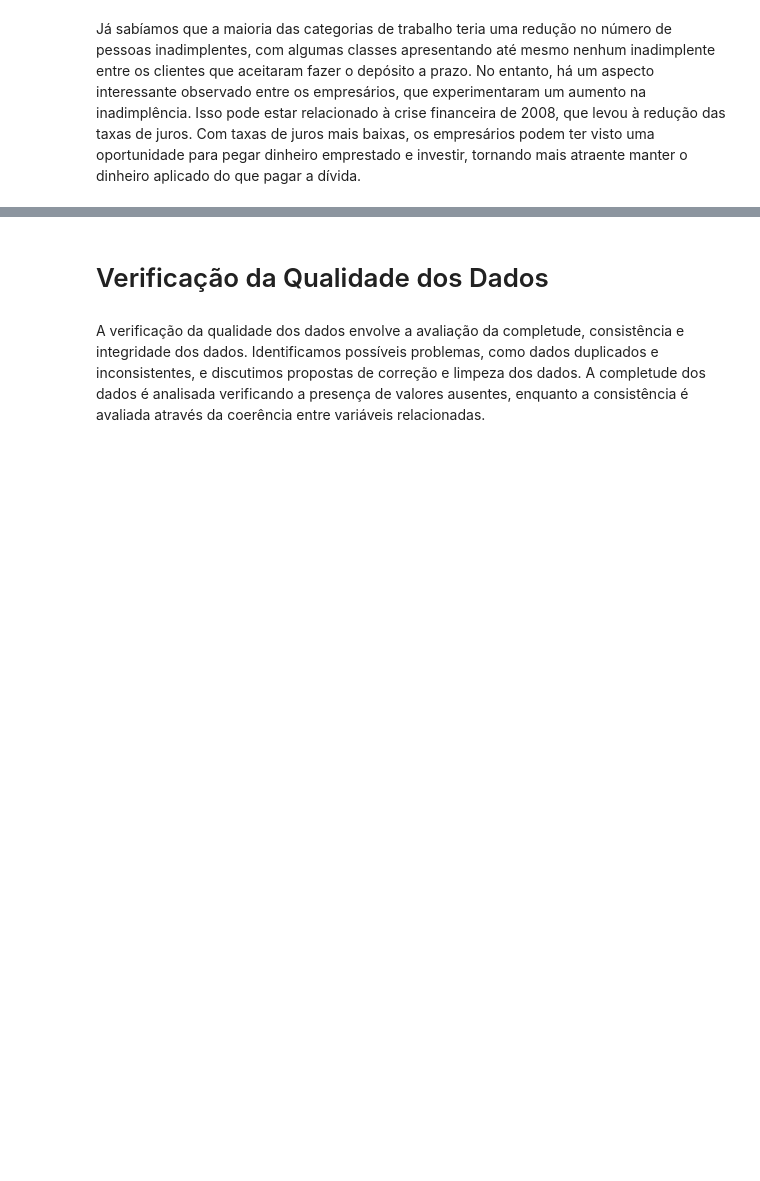
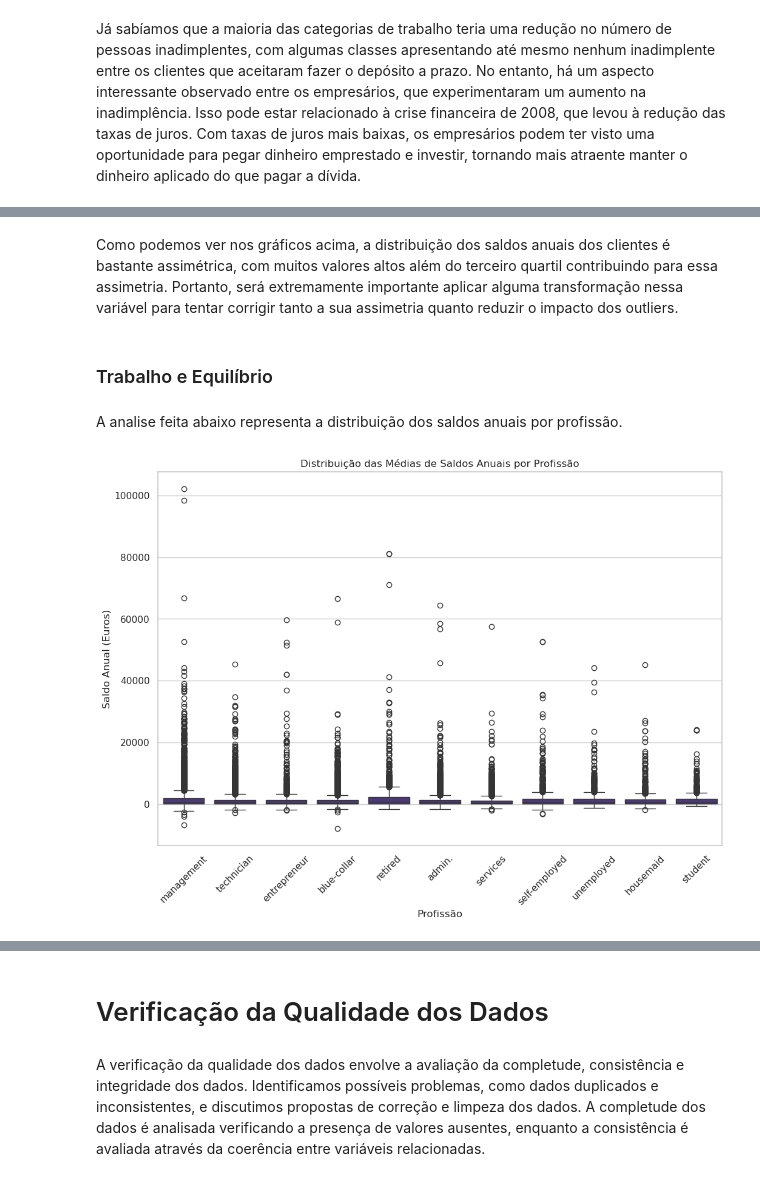
Before and after one commit to gabrieldadcarvalho/machine_learning, a Jupyter notebook: pjt_final/data_understanding.ipynb, the cells around one changed output, grey strips where cells are left out. Drawn from its saved outputs; the diff is of its cells as text; code cells hidden in the pictures; blank space fills up the shorter version.

```diff
--- a/pjt_final/data_understanding.ipynb
+++ b/pjt_final/data_understanding.ipynb
@@ -596,0 +637,17 @@ Já sabíamos que a maioria das categorias de trabalho teria uma redução no n
+# %% [markdown]
+Como podemos ver nos gráficos acima, a distribuição dos saldos anuais dos clientes é bastante assimétrica, com muitos valores altos além do terceiro quartil contribuindo para essa assimetria. Portanto, será extremamente importante aplicar alguma transformação nessa variável para tentar corrigir tanto a sua assimetria quanto reduzir o impacto dos outliers.
+# %% [markdown]
+### Trabalho e Equilíbrio
+# %% [markdown]
+A analise feita abaixo representa a distribuição dos saldos anuais por profissão.
+# %%
+# Gráfico das médias de saldos anuais por profissação
+plt.figure(figsize=(12, 8))
+sns.boxplot(x='job', y='balance', data=X)
+plt.xticks(rotation=45)  # Rotaciona os rótulos do eixo X para melhor visualização
+plt.title('Distribuição das Médias de Saldos Anuais por Profissão')
+plt.xlabel('Profissão')
+plt.ylabel('Saldo Anual (Euros)')
+plt.show()
+# %% [output]
+[figure, added]
```
Also changed, not shown: parts of 42 cells of this notebook.
